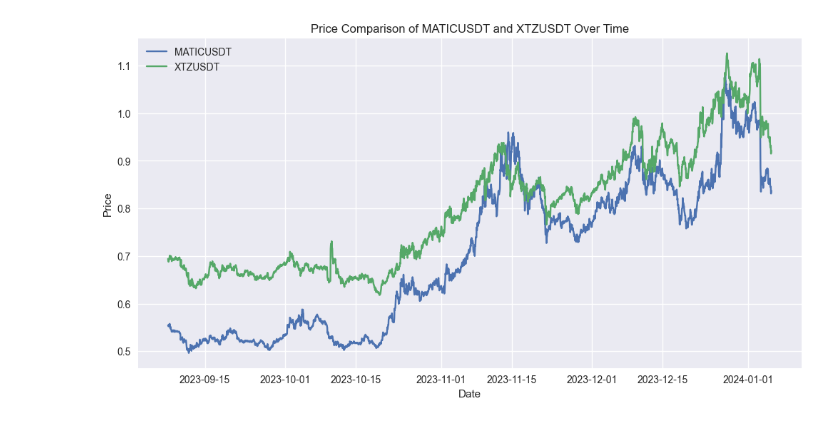
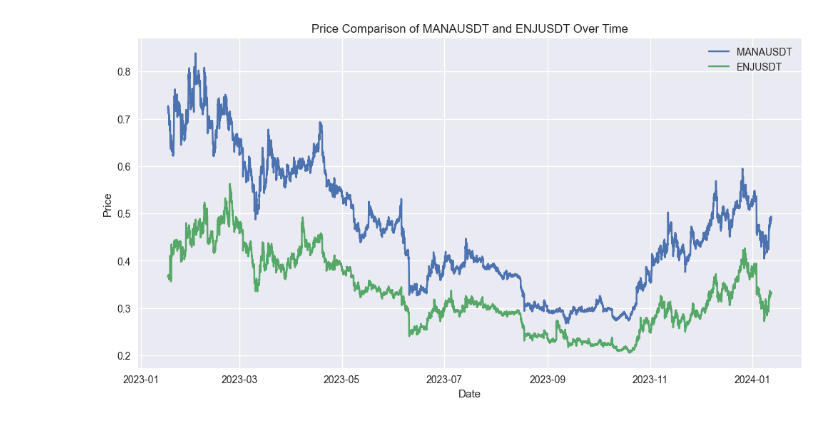
Before and after one commit to atlas-finance-io/atlas_trade, a Jupyter notebook: src/notebooks/visualize_crypto_price.ipynb, the cells around one changed output. Cells and saved outputs as stored; diff of their text form; code cells hidden in the pictures.

```diff
--- a/src/notebooks/visualize_crypto_price.ipynb
+++ b/src/notebooks/visualize_crypto_price.ipynb
@@ -9,5 +9,5 @@ plt.style.use("seaborn-v0_8")
 
-cointegrated_pairs = [('MATICUSDT', 'XTZUSDT')]
+cointegrated_pairs = [('MANAUSDT', 'ENJUSDT')]
 
 def fetch_prices(binance, symbol_one, symbol_two, look_back_days):
     # Prepare empty dataframe for results
@@ -53,32 +53,32 @@ def fetch_prices(binance, symbol_one, symbol_two, look_back_days):
 
     return df_final
 
 binance = ccxt.binance()
 
 for pair in cointegrated_pairs:
-    prices = fetch_prices(binance, pair[0], pair[1], 120)
+    prices = fetch_prices(binance, pair[0], pair[1], 360)
 
     # Convert 'timestamp' to datetime
     prices['timestamp'] = pd.to_datetime(prices['timestamp'], unit='ms')
 
     # Set 'timestamp' as the index
     prices.set_index('timestamp', inplace=True)
 
     # Ensure there are no duplicates
     prices.drop_duplicates(inplace=True)
 
     # Plotting
     plt.figure(figsize=(12, 6))
     plt.plot(prices.index, prices[pair[0]], label=pair[0])
     plt.plot(prices.index, prices[pair[1]], label=pair[1])
 
     # Adding labels and title
     plt.xlabel('Date')
     plt.ylabel('Price')
     plt.title(f'Price Comparison of {pair[0]} and {pair[1]} Over Time')
     plt.legend()
 
     # Display the plot
     plt.show()
 # %% [output]
-[figure, old version]
+[figure, new version]
```
Also changed, not shown: 11 other files.
